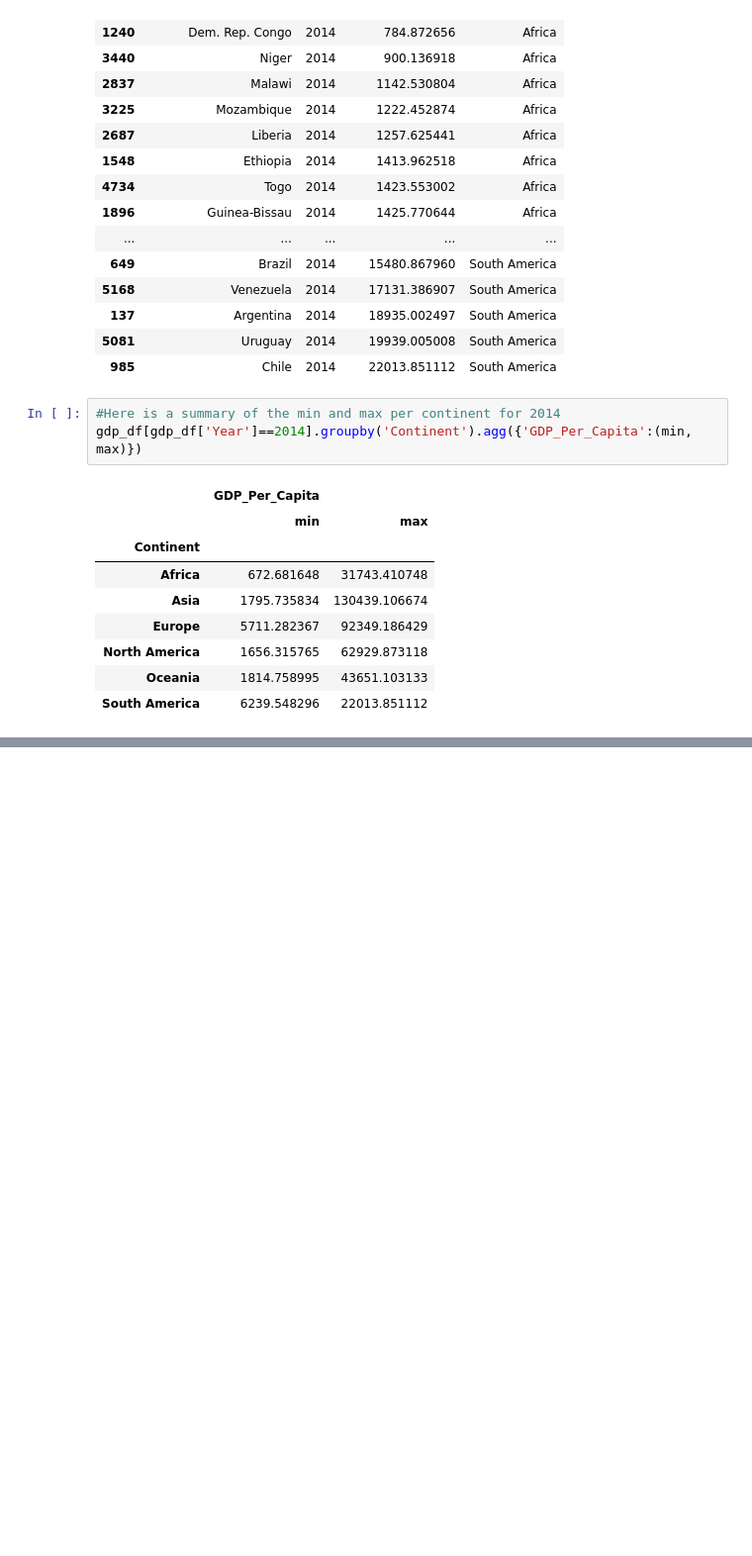
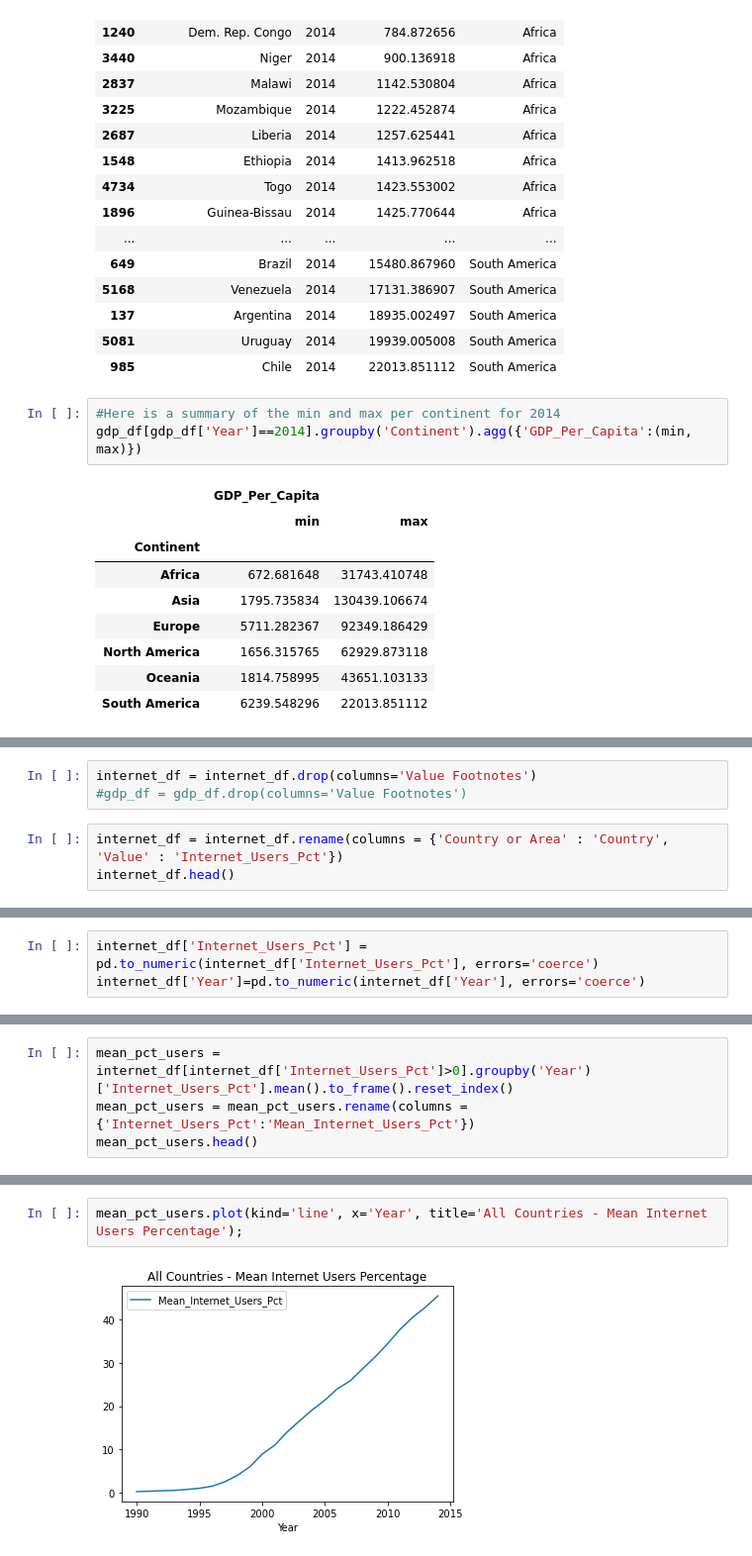
Before and after one commit to nss-data-science-cohort-4/dq1-undata-maggimckenzie, a Jupyter notebook: notebooks/UN_Data_Exploration.ipynb, the cells around one changed output, grey strips where cells are left out. Shown at 99% size. Cells and saved outputs as stored; diff of their text form; blank space fills up the shorter version.

```diff
--- a/notebooks/UN_Data_Exploration.ipynb
+++ b/notebooks/UN_Data_Exploration.ipynb
@@ -620,0 +655,6 @@ ParserError: Error tokenizing data. C error: Expected 4 fields in line 4675, saw
+# %%
+internet_df = internet_df.drop(columns='Value Footnotes')
+#gdp_df = gdp_df.drop(columns='Value Footnotes')
+# %%
+internet_df = internet_df.rename(columns = {'Country or Area' : 'Country', 'Value' : 'Internet_Users_Pct'})
+internet_df.head()
@@ -624,0 +743,3 @@ numeric data type and fix it if it is not.
+# %%
+internet_df['Internet_Users_Pct'] = pd.to_numeric(internet_df['Internet_Users_Pct'], errors='coerce')
+internet_df['Year']=pd.to_numeric(internet_df['Year'], errors='coerce')
@@ -628,0 +775,4 @@ a visualization that you think illustrates this trend well.
+# %%
+mean_pct_users = internet_df[internet_df['Internet_Users_Pct']>0].groupby('Year')['Internet_Users_Pct'].mean().to_frame().reset_index()
+mean_pct_users = mean_pct_users.rename(columns = {'Internet_Users_Pct':'Mean_Internet_Users_Pct'})
+mean_pct_users.head()
@@ -629,3 +786,7 @@ a visualization that you think illustrates this trend well.
+# %%
+mean_pct_users.plot(kind='line', x='Year', title='All Countries - Mean Internet Users Percentage');
+# %% [output]
+[figure, added]
 # %% [markdown]
 26. Merge gdf_df and internet_df (on Country and Year) into a single
 DataFrame named gdp_and_internet_use. Keep only countries and years
```
Also changed, not shown: parts of 52 cells of this notebook.
